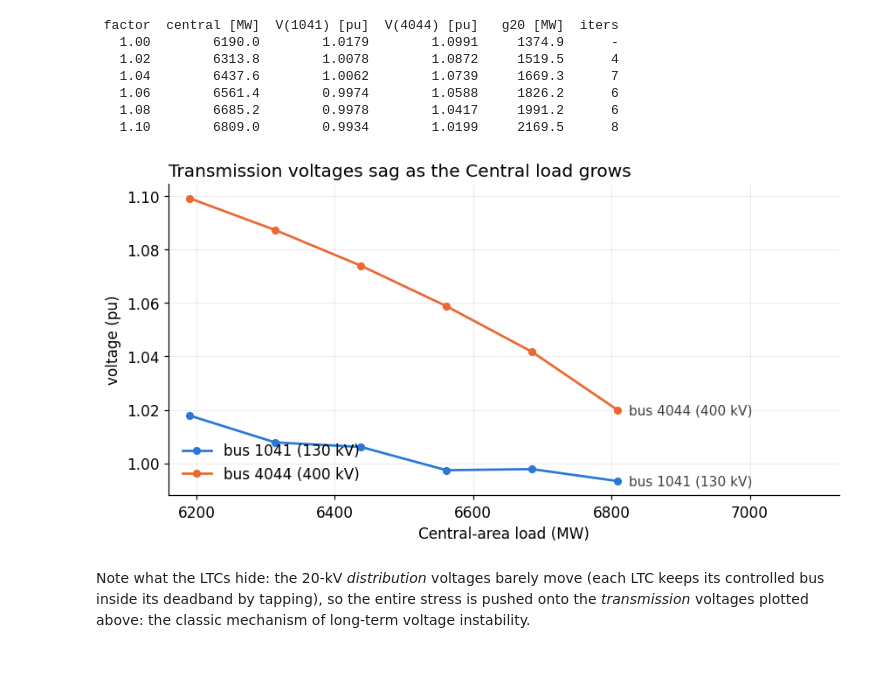
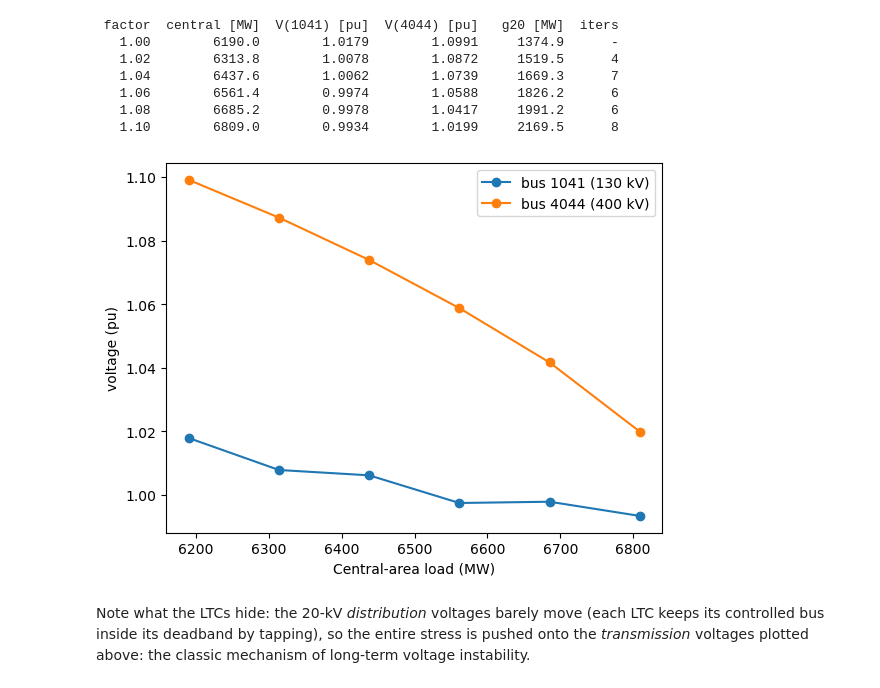
Before and after one commit to SPS-L/stepss-IEEE-Nordic-Test-system, a Jupyter notebook: jupyterhub-tutorial/PowerFlowToDynamics.ipynb, the cells around one changed output. Drawn from its saved outputs; the diff is of its cells as text; code cells hidden in the pictures.

```diff
--- a/jupyterhub-tutorial/PowerFlowToDynamics.ipynb
+++ b/jupyterhub-tutorial/PowerFlowToDynamics.ipynb
@@ -242,24 +223,18 @@ for k in range(1, 6):
    1.06        6561.4        0.9974        1.0588     1826.2      6
    1.08        6685.2        0.9978        1.0417     1991.2      6
    1.10        6809.0        0.9934        1.0199     2169.5      8
-# %%
-# The five re-solves just traced the upper part of a PV curve.
-fig, ax = plt.subplots()
-x = [r['p_central'] for r in steps]
-for key, label, colr in [('v1041', 'bus 1041 (130 kV)', COL_B),
-                         ('v4044', 'bus 4044 (400 kV)', COL_PLUS10)]:
-    y = [r[key] for r in steps]
-    ax.plot(x, y, marker='o', markersize=5, color=colr, label=label)
-    ax.annotate(label, (x[-1], y[-1]), xytext=(8, 0), textcoords='offset points',
-                va='center', color='0.25', fontsize=10)
-ax.set_xlabel('Central-area load (MW)')
-ax.set_ylabel('voltage (pu)')
-ax.set_title('Transmission voltages sag as the Central load grows', loc='left')
-ax.set_xlim(x[0] - 30, x[-1] + 320)
-ax.legend(loc='lower left')
-plt.show()
-# %% [output]
-[figure, removed]
+# %%
+# A PV curve is not a time series, so it is drawn with matplotlib directly:
+# stepss.curplot draws curves against time.
+p = [r['p_central'] for r in steps]
+plt.plot(p, [r['v1041'] for r in steps], 'o-', label='bus 1041 (130 kV)')
+plt.plot(p, [r['v4044'] for r in steps], 'o-', label='bus 4044 (400 kV)')
+plt.xlabel('Central-area load (MW)')
+plt.ylabel('voltage (pu)')
+plt.legend()
+plt.show()
+# %% [output]
+[figure, added]
 # %% [markdown]
 Note what the LTCs hide: the 20-kV *distribution* voltages barely move (each LTC
 keeps its controlled bus inside its deadband by tapping), so the entire stress is
```
Also changed, not shown: parts of 11 cells of this notebook.
